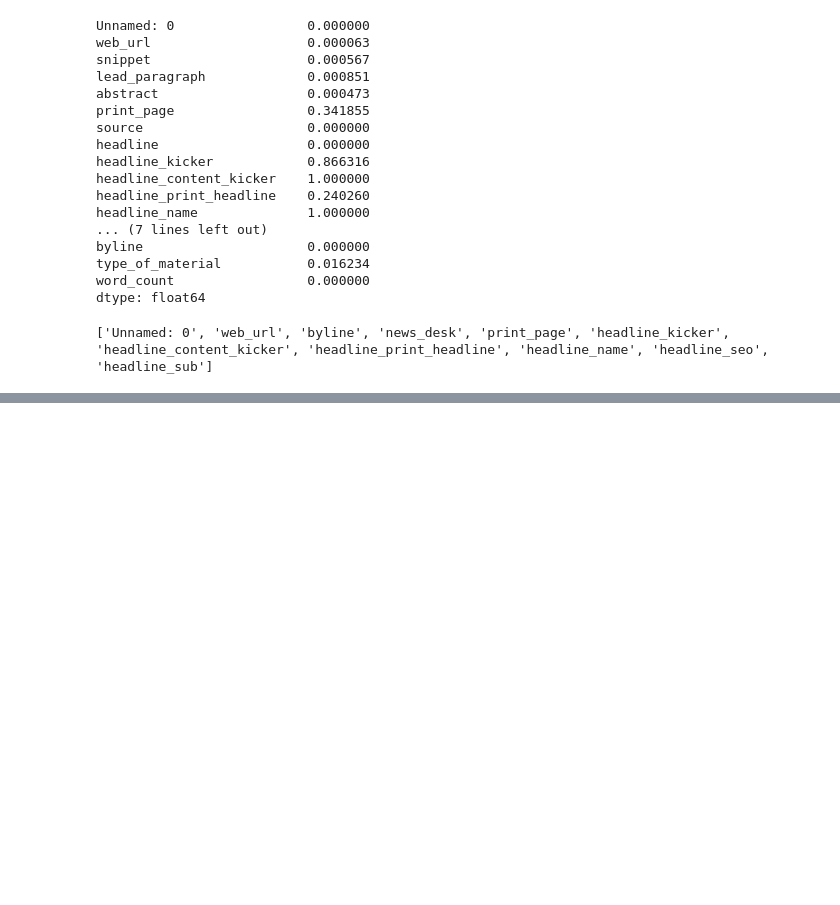
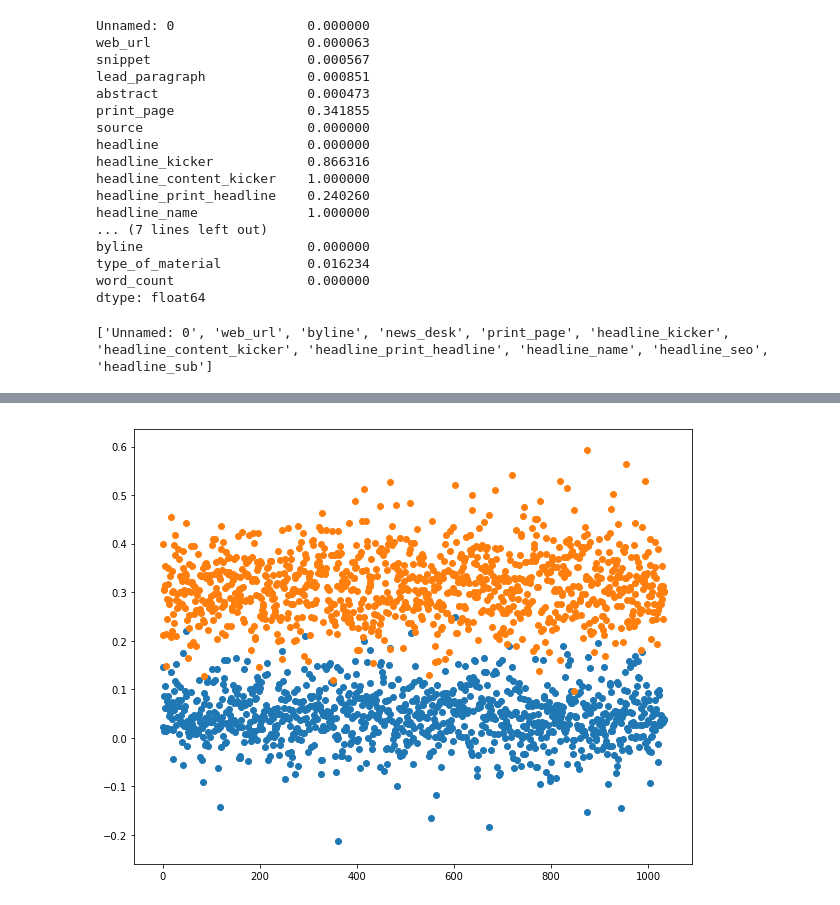
Before and after one commit to AbbyB/orie4741, a Jupyter notebook: data_exploration.ipynb, the cells around one changed output, grey strips where cells are left out. Saved outputs shown, nothing was run; the diff lists cells and outputs as text; code cells hidden in the pictures; blank space fills up the shorter version.

Commit message:
Added sentiment by date df

```diff
--- a/data_exploration.ipynb
+++ b/data_exploration.ipynb
@@ -102,3 +102,18 @@ news_df.tail()
 | 31721 | Bank of America Corp will reward ... | (Reuters) - Bank of America Corp ... | Bank of America Corp will reward ... | Reuters | Bank of America to Give Employees... | [] | 2019-10-30T00:24:34+0000 | article | Business Day | ... |
 | 31722 | Boeing Co Chief Executive Dennis ... | WASHINGTON — Boeing Co Chief Exec... | Boeing Co Chief Executive Dennis ... | Reuters | Boeing CEO Accused of Telling 'Ha... | [] | 2019-10-30T07:39:23+0000 | article | Business Day | ... |
 | 31723 | Amazon.com Inc has invested aroun... | BENGALURU — Amazon.com Inc has in... | Amazon.com Inc has invested aroun... | Reuters | Amazon Pumps in More Than $600 Mi... | [] | 2019-10-30T07:29:33+0000 | article | Business Day | ... |
+# %%
+news_by_date = {"date": news_df.date.unique(),"subjectivity": [], "polarity": []}
+for date in news_df.date.unique():
+    news_by_date["subjectivity"].append(np.mean(news_df.loc[news_df['date'] == date]['subjectivity']))
+    news_by_date["polarity"].append(np.mean(news_df.loc[news_df['date'] == date]['polarity']))
+avg_sentiment_df = pd.DataFrame(news_by_date).sort_values(by="date")
+# %%
+fig = plt.figure(figsize=(10,8))
+
+plt.scatter(list(range(len(avg_sentiment_df))), avg_sentiment_df['polarity'])
+plt.scatter(list(range(len(avg_sentiment_df))), avg_sentiment_df['subjectivity'])
+
+plt.show()
+# %% [output]
+[figure, added]
```
